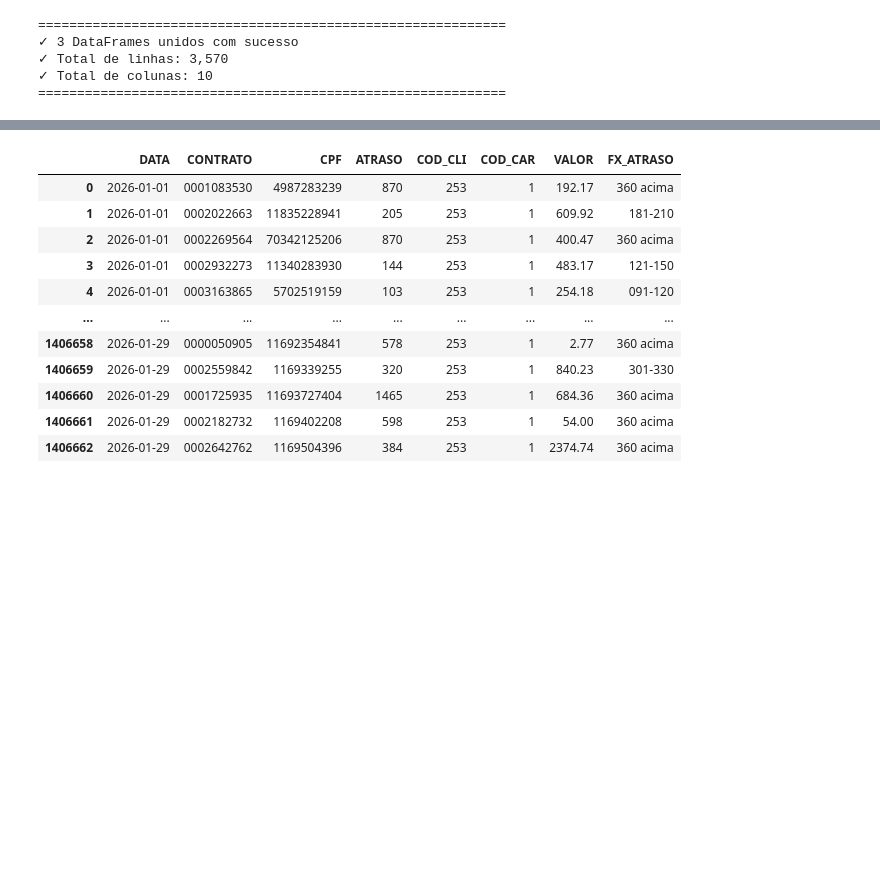
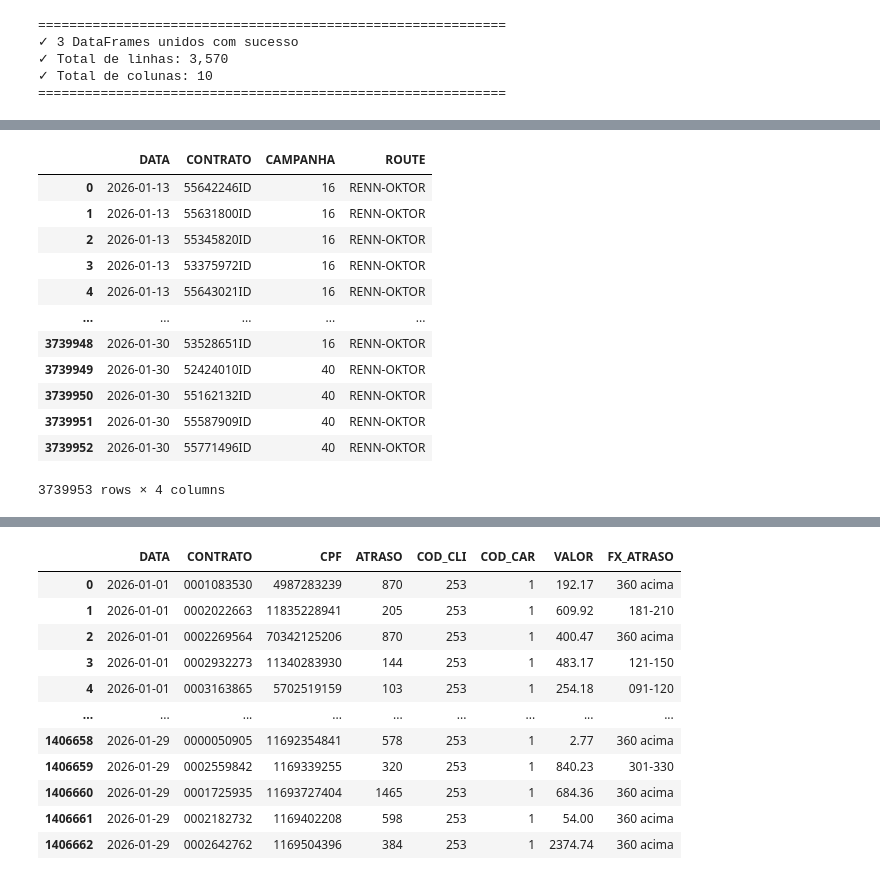
Before and after one commit to Claudiano-alves/Data-Analysis-Portfolio, a Jupyter notebook: Projects/notebooks/data_wrangling_renner.ipynb, the cells around one changed output, grey strips where cells are left out. Saved outputs shown, nothing was run; the diff lists cells and outputs as text; code cells hidden in the pictures; blank space fills up the shorter version.

```diff
--- a/Projects/notebooks/data_wrangling_renner.ipynb
+++ b/Projects/notebooks/data_wrangling_renner.ipynb
@@ -211,0 +221,23 @@ df_discagens_tratado
+# %%
+from Renner.src.discagens.olos.data_processing import enriquecer_olos_com_mailing_calendario
+
+df_olos_com_fx, df_olos_sem_fx = enriquecer_olos_com_mailing_calendario(
+    df_discagens_olos,
+    df_tratado,
+    df_dw_calendario
+)
+df_olos_com_fx
+# %% [output]
+|  | DATA | CONTRATO | CAMPANHA | ROUTE |
+| 0 | 2026-01-13 | 55642246ID | 16 | RENN-OKTOR |
+| 1 | 2026-01-13 | 55631800ID | 16 | RENN-OKTOR |
+| 2 | 2026-01-13 | 55345820ID | 16 | RENN-OKTOR |
+| 3 | 2026-01-13 | 53375972ID | 16 | RENN-OKTOR |
+| 4 | 2026-01-13 | 55643021ID | 16 | RENN-OKTOR |
+| ... | ... | ... | ... | ... |
+| 3739948 | 2026-01-30 | 53528651ID | 16 | RENN-OKTOR |
+| 3739949 | 2026-01-30 | 52424010ID | 40 | RENN-OKTOR |
+| 3739950 | 2026-01-30 | 55162132ID | 40 | RENN-OKTOR |
+| 3739951 | 2026-01-30 | 55587909ID | 40 | RENN-OKTOR |
+| 3739952 | 2026-01-30 | 55771496ID | 40 | RENN-OKTOR |
+3739953 rows × 4 columns
```
Also changed, not shown: parts of 4 cells of this notebook, 5 other files.
